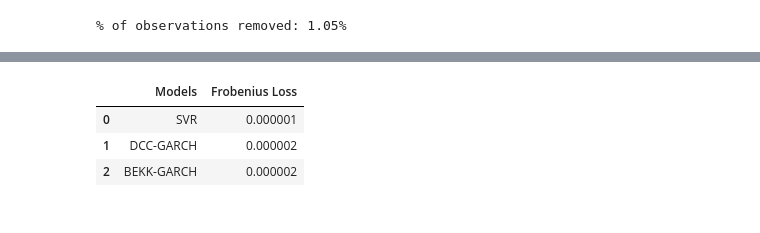
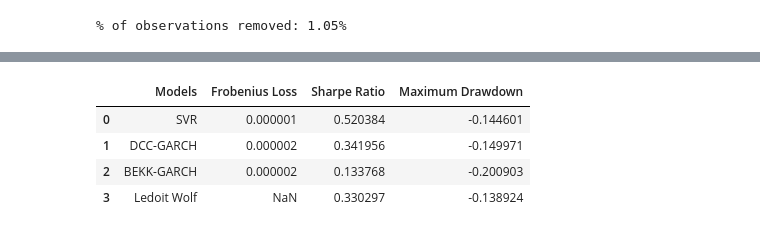
Before and after one commit to hogDuc/time-series-risk-modeling, a Jupyter notebook: mvp_portfolio.ipynb, the cells around one changed output, grey strips where cells are left out. Cells and saved outputs as stored; diff of their text form; code cells hidden in the pictures.

Commit message:
Create evaluation and compare models

```diff
--- a/mvp_portfolio.ipynb
+++ b/mvp_portfolio.ipynb
@@ -143 +180,6 @@ svr_ws = [minimum_variance_portfolio(cov_mat, data_returns)[0] for cov_mat in sv
+# %%
+lw_ws = [minimum_variance_portfolio(cov_mat, data_returns)[0] for cov_mat in lw_covs]
+bekk_ws = [minimum_variance_portfolio(cov_mat, data_returns)[0] for cov_mat in bekk_sum]
+dcc_ws = [minimum_variance_portfolio(cov_mat, data_returns)[0] for cov_mat in dcc_sum]
+svr_ws = [minimum_variance_portfolio(cov_mat, data_returns)[0] for cov_mat in svr_sum]
 # %%
@@ -162,0 +199,29 @@ bekk_ws
+# %%
+bekk_port_r = np.sum(bekk_weighted_r, axis=1)
+dcc_port_r = np.sum(dcc_weighted_r, axis=1)
+svr_port_r = np.sum(svr_weighted_r, axis=1)
+lw_port_r = np.sum(lw_weighted_r, axis=1)
+# %%
+# Maximum drawdown
+
+def maximum_drawdown(returns: np.array):
+    wealth = (1 + returns).cumprod()
+
+    last_peak = np.maximum.accumulate(wealth)
+    drawdown = (wealth - last_peak) / last_peak
+
+    max_drawdown = np.min(drawdown)
+
+    return max_drawdown
+
+bekk_mdd = maximum_drawdown(bekk_port_r)
+dcc_mdd = maximum_drawdown(dcc_port_r)
+svr_mdd = maximum_drawdown(svr_port_r)
+lw_mdd = maximum_drawdown(lw_port_r)
+# %%
+# Sharpe Ratio
+
+bekk_sr = sharpe_ratio(bekk_weighted_r)
+dcc_sr = sharpe_ratio(dcc_weighted_r)
+svr_sr = sharpe_ratio(svr_weighted_r)
+lw_sr = sharpe_ratio(lw_weighted_r)
@@ -163,15 +248,18 @@ bekk_ws
 # %%
 eval_table = pd.DataFrame({
-    "Models":['BEKK-GARCH', "DCC-GARCH", "SVR"],
-    "Frobenius Loss": [bekk_frob, dcc_frob, svr_frob]
+    "Models":['BEKK-GARCH', "DCC-GARCH", "SVR", "Ledoit Wolf"],
+    "Frobenius Loss": [bekk_frob, dcc_frob, svr_frob, None],
+    "Sharpe Ratio":[bekk_sr, dcc_sr, svr_sr, lw_sr],
+    "Maximum Drawdown":[bekk_mdd, dcc_mdd, svr_mdd, lw_mdd]
 }).sort_values(
     "Frobenius Loss",
     ascending=True,
     ignore_index=True
 )
 display(eval_table)
 # %% [output]
-|  | Models | Frobenius Loss |
-| 0 | SVR | 0.000001 |
-| 1 | DCC-GARCH | 0.000002 |
-| 2 | BEKK-GARCH | 0.000002 |
+|  | Models | Frobenius Loss | Sharpe Ratio | Maximum Drawdown |
+| 0 | SVR | 0.000001 | 0.520384 | -0.144601 |
+| 1 | DCC-GARCH | 0.000002 | 0.341956 | -0.149971 |
+| 2 | BEKK-GARCH | 0.000002 | 0.133768 | -0.200903 |
+| 3 | Ledoit Wolf | NaN | 0.330297 | -0.138924 |
```
Also changed, not shown: parts of 7 cells of this notebook, 4 other files.
